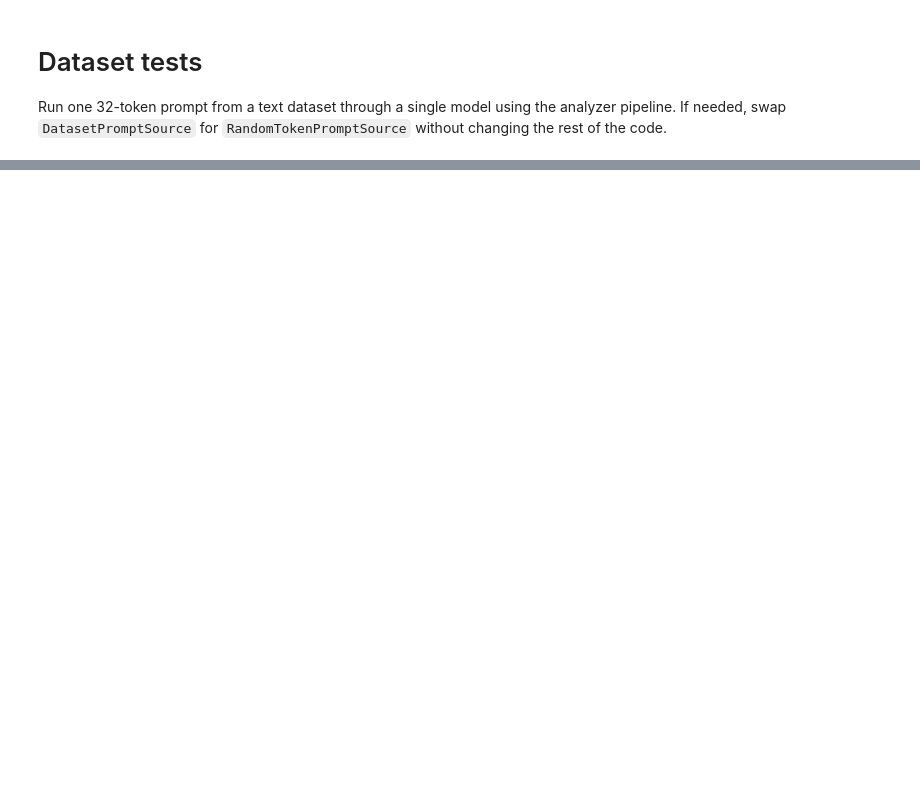
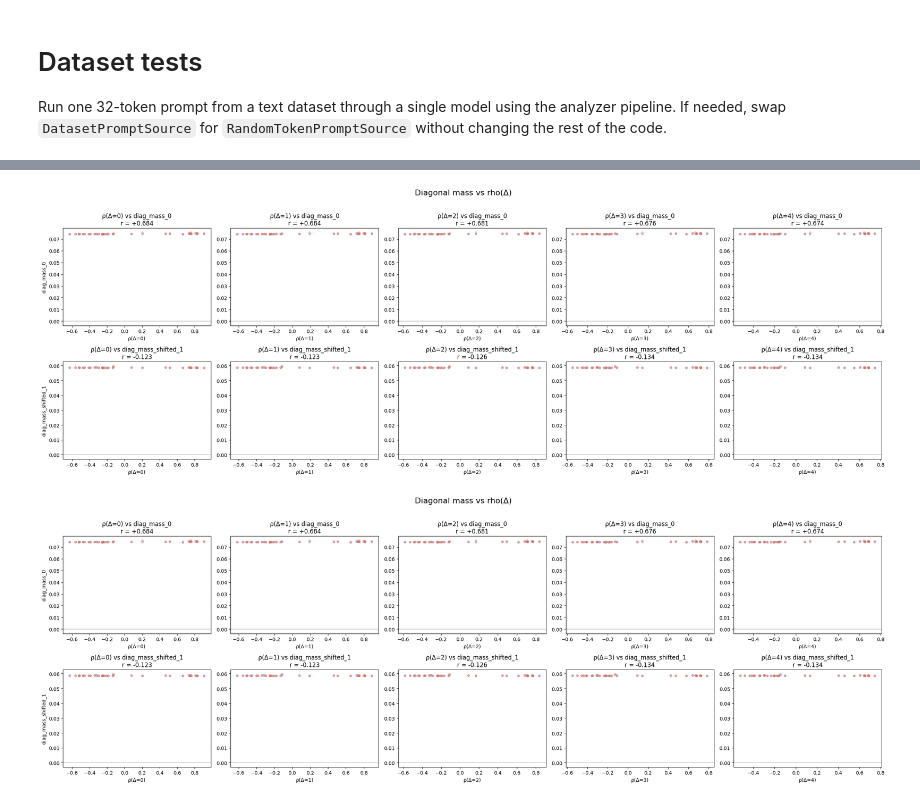
Before and after one commit to raffaeledagostino/sparse-attention-patterns, a Jupyter notebook: dataset.ipynb, the cells around one changed output, grey strips where cells are left out. Saved outputs shown, nothing was run; the diff lists cells and outputs as text; code cells hidden in the pictures; blank space fills up the shorter version.

Commit message:
added delta analysis

```diff
--- a/dataset.ipynb
+++ b/dataset.ipynb
@@ -179,0 +752,45 @@ Name: sink_mass_token_0, dtype: float64
+# %%
+from scipy.stats import spearmanr
+import matplotlib.pyplot as plt
+
+shift_q = 1
+shift_col = f"diag_mass_shifted_{shift_q}" if f"diag_mass_shifted_{shift_q}" in df.columns else "diag_mass_shifted_1"
+
+rho_cols = sorted(
+    [col for col in df.columns if col.startswith("rho_")],
+    key=lambda col: int(col.split("_")[1])
+ )
+
+fig, axes = plt.subplots(2, len(rho_cols), figsize=(4.8 * len(rho_cols), 8), sharex=False, sharey=False)
+if len(rho_cols) == 1:
+    axes = axes.reshape(2, 1)
+
+clr_map = {"random": "steelblue", "wikitext": "tomato"}
+c_pts = [clr_map[label] for label in df["label"]]
+
+for j, rho_col in enumerate(rho_cols):
+    delta = rho_col.split("_")[1]
+    ax = axes[0, j]
+    ax.scatter(df[rho_col], df["diag_mass_0"], c=c_pts, alpha=0.35, s=18, rasterized=True)
+    r, _ = spearmanr(df[rho_col], df["diag_mass_0"])
+    ax.set_title(f"ρ(Δ={delta}) vs diag_mass_0\nr = {r:+.3f}")
+    ax.set_xlabel(f"ρ(Δ={delta})")
+    if j == 0:
+        ax.set_ylabel("diag_mass_0")
+    ax.axhline(0, color="gray", lw=0.5)
+
+    ax = axes[1, j]
+    ax.scatter(df[rho_col], df[shift_col], c=c_pts, alpha=0.35, s=18, rasterized=True)
+    r, _ = spearmanr(df[rho_col], df[shift_col])
+    ax.set_title(f"ρ(Δ={delta}) vs {shift_col}\nr = {r:+.3f}")
+    ax.set_xlabel(f"ρ(Δ={delta})")
+    if j == 0:
+        ax.set_ylabel(shift_col)
+    ax.axhline(0, color="gray", lw=0.5)
+
+fig.suptitle("Diagonal mass vs rho(Δ)", y=1.02, fontsize=16)
+fig.tight_layout()
+fig
+# %% [output]
+[figure, added]
+[figure, added]
```
Also changed, not shown: parts of 12 cells of this notebook, 4 other files.
